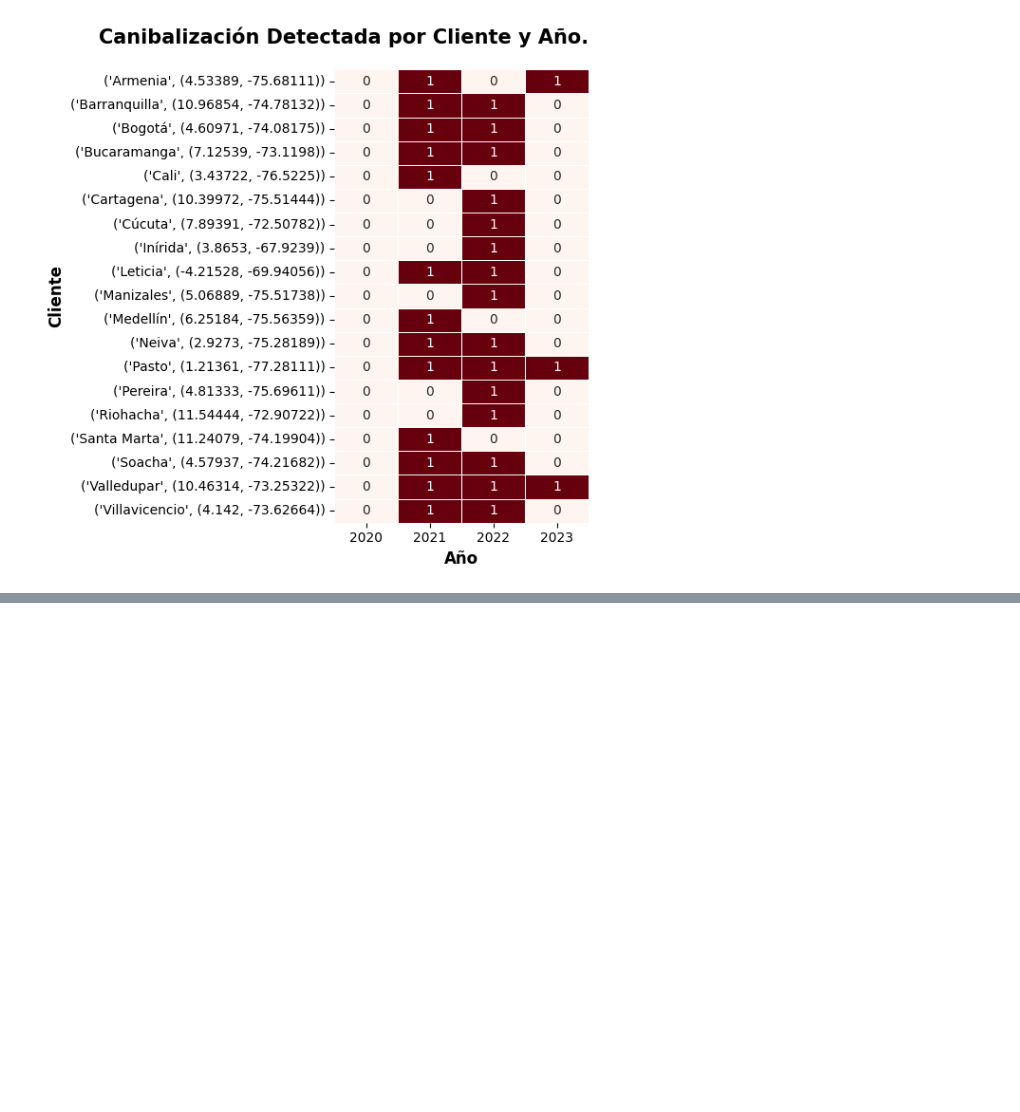
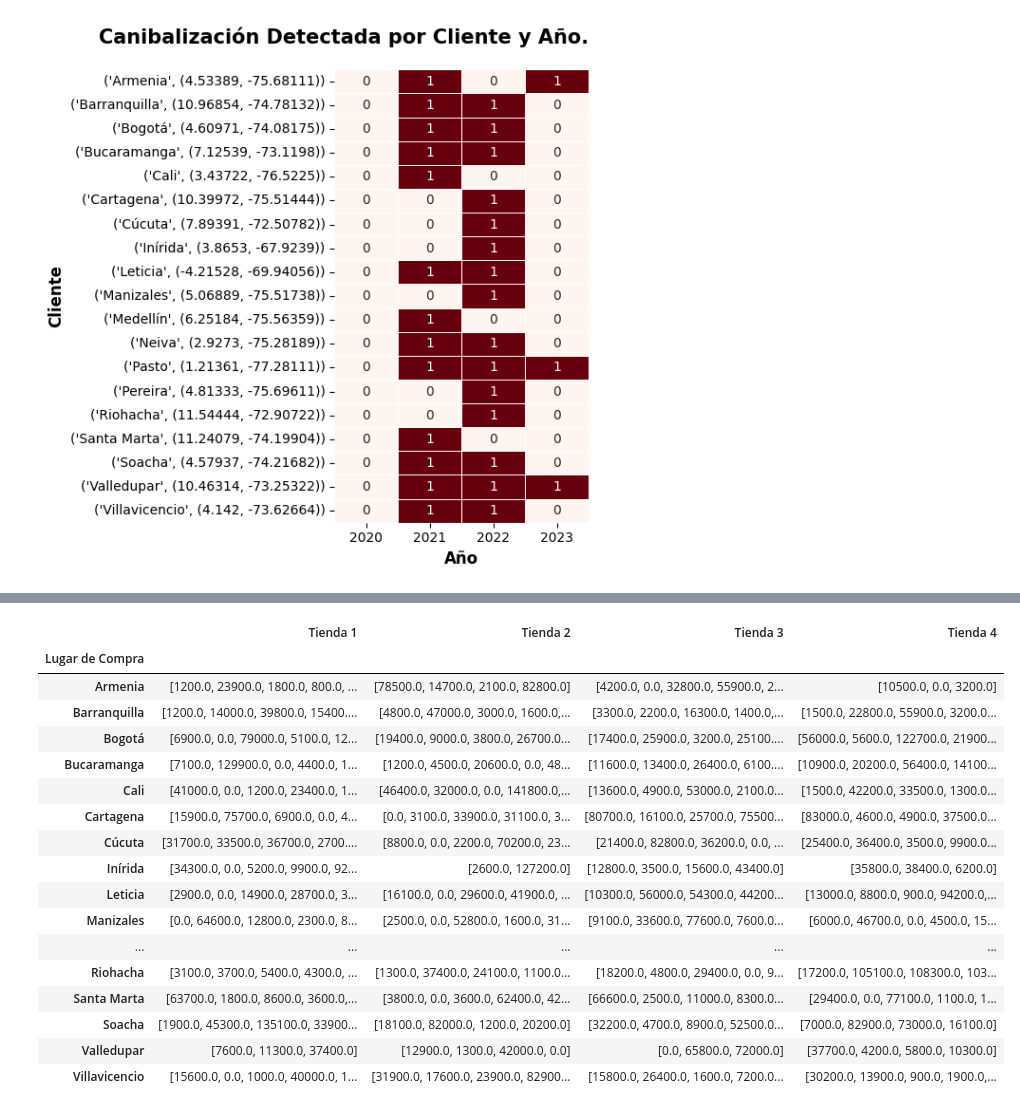
Before and after one commit to EuniceGarcia503/Challenge1_AluraStore, a Jupyter notebook: AluraStoreLatam.ipynb, the cells around one changed output, grey strips where cells are left out. Saved outputs shown, nothing was run; the diff lists cells and outputs as text; code cells hidden in the pictures; blank space fills up the shorter version.

```diff
--- a/AluraStoreLatam.ipynb
+++ b/AluraStoreLatam.ipynb
@@ -1865,0 +2031,27 @@ print()
+# %%
+##Comparando el costo de envío por zona.
+costoEnvioXzona = pd.DataFrame({'Tienda 1': tienda1.groupby('Lugar de Compra')['Costo de envío'].unique(),
+                                 'Tienda 2': tienda2.groupby('Lugar de Compra')['Costo de envío'].unique(),
+                                 'Tienda 3': tienda3.groupby('Lugar de Compra')['Costo de envío'].unique(),
+                                 'Tienda 4': tienda4.groupby('Lugar de Compra')['Costo de envío'].unique()})
+
+costoEnvioXzona
+# %% [output]
+|  | Tienda 1 | Tienda 2 | Tienda 3 | Tienda 4 |
+| Lugar de Compra |  |  |  |  |
+| Armenia | [1200.0, 23900.0, 1800.0, 800.0, ... | [78500.0, 14700.0, 2100.0, 82800.0] | [4200.0, 0.0, 32800.0, 55900.0, 2... | [10500.0, 0.0, 3200.0] |
+| Barranquilla | [1200.0, 14000.0, 39800.0, 15400.... | [4800.0, 47000.0, 3000.0, 1600.0,... | [3300.0, 2200.0, 16300.0, 1400.0,... | [1500.0, 22800.0, 55900.0, 3200.0... |
+| Bogotá | [6900.0, 0.0, 79000.0, 5100.0, 12... | [19400.0, 9000.0, 3800.0, 26700.0... | [17400.0, 25900.0, 3200.0, 25100.... | [56000.0, 5600.0, 122700.0, 21900... |
+| Bucaramanga | [7100.0, 129900.0, 0.0, 4400.0, 1... | [1200.0, 4500.0, 20600.0, 0.0, 48... | [11600.0, 13400.0, 26400.0, 6100.... | [10900.0, 20200.0, 56400.0, 14100... |
+| Cali | [41000.0, 0.0, 1200.0, 23400.0, 1... | [46400.0, 32000.0, 0.0, 141800.0,... | [13600.0, 4900.0, 53000.0, 2100.0... | [1500.0, 42200.0, 33500.0, 1300.0... |
+| Cartagena | [15900.0, 75700.0, 6900.0, 0.0, 4... | [0.0, 3100.0, 33900.0, 31100.0, 3... | [80700.0, 16100.0, 25700.0, 75500... | [83000.0, 4600.0, 4900.0, 37500.0... |
+| Cúcuta | [31700.0, 33500.0, 36700.0, 2700.... | [8800.0, 0.0, 2200.0, 70200.0, 23... | [21400.0, 82800.0, 36200.0, 0.0, ... | [25400.0, 36400.0, 3500.0, 9900.0... |
+| Inírida | [34300.0, 0.0, 5200.0, 9900.0, 92... | [2600.0, 127200.0] | [12800.0, 3500.0, 15600.0, 43400.0] | [35800.0, 38400.0, 6200.0] |
+| Leticia | [2900.0, 0.0, 14900.0, 28700.0, 3... | [16100.0, 0.0, 29600.0, 41900.0, ... | [10300.0, 56000.0, 54300.0, 44200... | [13000.0, 8800.0, 900.0, 94200.0,... |
+| Manizales | [0.0, 64600.0, 12800.0, 2300.0, 8... | [2500.0, 0.0, 52800.0, 1600.0, 31... | [9100.0, 33600.0, 77600.0, 7600.0... | [6000.0, 46700.0, 0.0, 4500.0, 15... |
+| ... | ... | ... | ... | ... |
+| Riohacha | [3100.0, 3700.0, 5400.0, 4300.0, ... | [1300.0, 37400.0, 24100.0, 1100.0... | [18200.0, 4800.0, 29400.0, 0.0, 9... | [17200.0, 105100.0, 108300.0, 103... |
+| Santa Marta | [63700.0, 1800.0, 8600.0, 3600.0,... | [3800.0, 0.0, 3600.0, 62400.0, 42... | [66600.0, 2500.0, 11000.0, 8300.0... | [29400.0, 0.0, 77100.0, 1100.0, 1... |
+| Soacha | [1900.0, 45300.0, 135100.0, 33900... | [18100.0, 82000.0, 1200.0, 20200.0] | [32200.0, 4700.0, 8900.0, 52500.0... | [7000.0, 82900.0, 73000.0, 16100.0] |
+| Valledupar | [7600.0, 11300.0, 37400.0] | [12900.0, 1300.0, 42000.0, 0.0] | [0.0, 65800.0, 72000.0] | [37700.0, 4200.0, 5800.0, 10300.0] |
+| Villavicencio | [15600.0, 0.0, 1000.0, 40000.0, 1... | [31900.0, 17600.0, 23900.0, 82900... | [15800.0, 26400.0, 1600.0, 7200.0... | [30200.0, 13900.0, 900.0, 1900.0,... |
```
Also changed, not shown: parts of 11 cells of this notebook.
